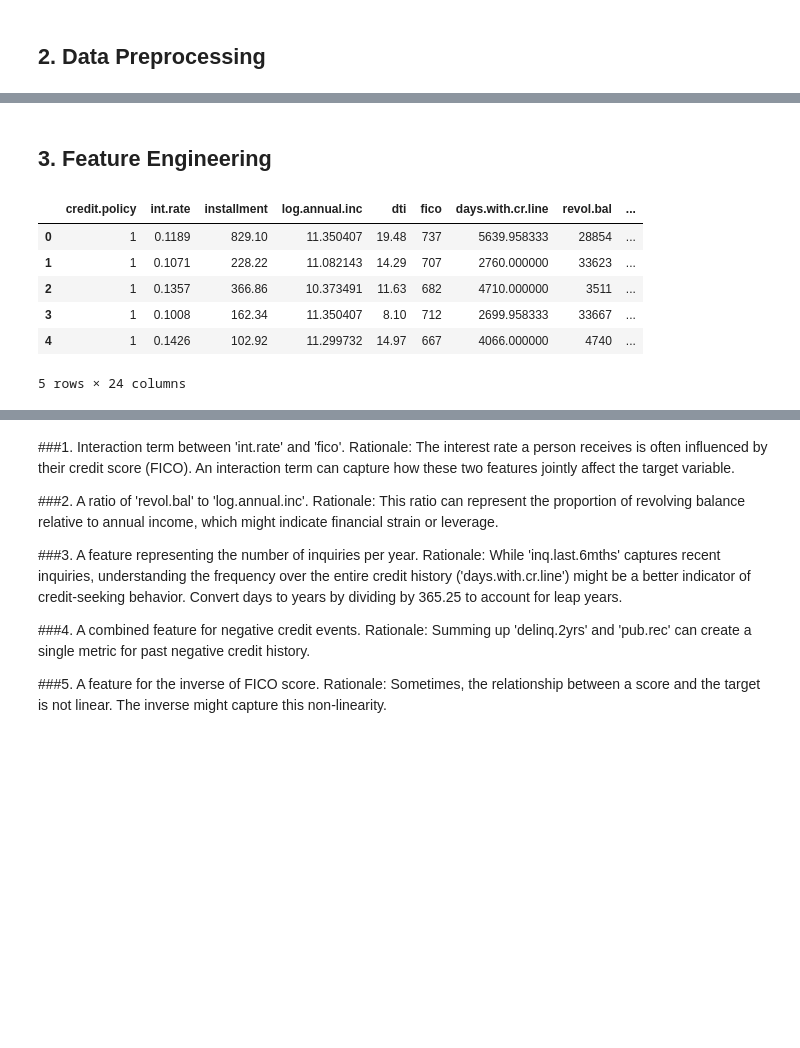
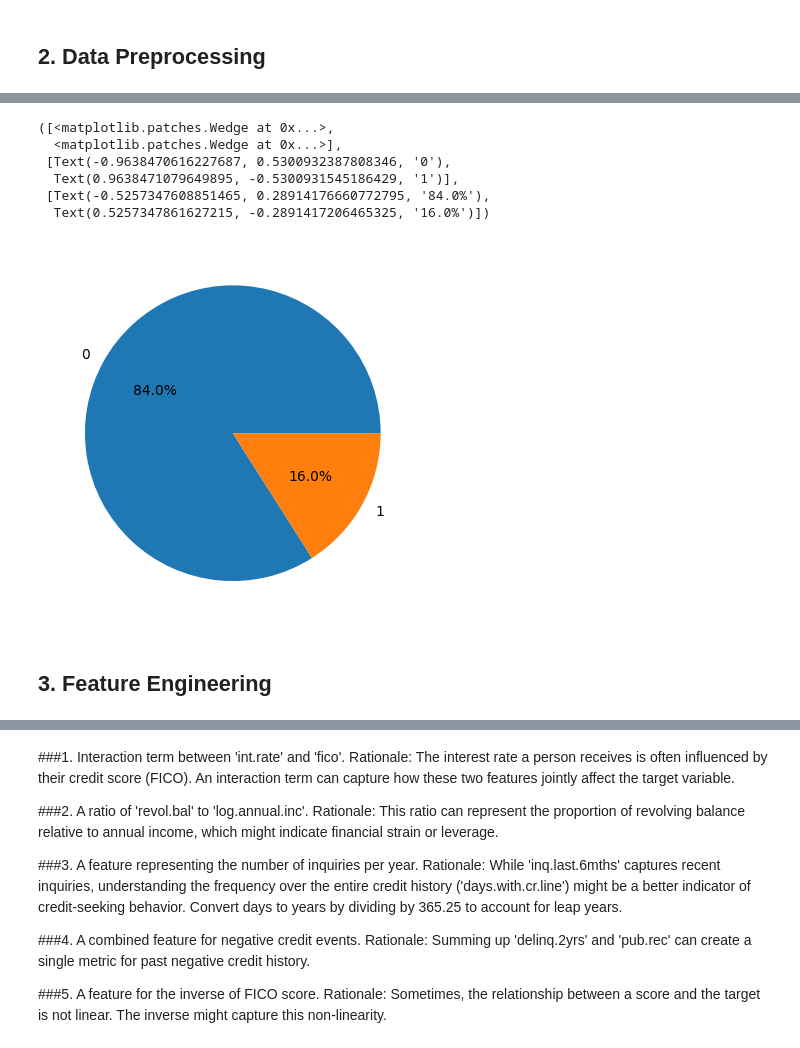
Before and after one commit to Afealete/FOXTROT-2-ASSIGNMENT-2, a Jupyter notebook: Copy_of_FOXTROT_2_ASSIGNMENT_2.ipynb, the cells around one changed output, grey strips where cells are left out. Cells and saved outputs as stored; diff of their text form; code cells hidden in the pictures; blank space fills up the shorter version.

```diff
--- a/Copy_of_FOXTROT_2_ASSIGNMENT_2.ipynb
+++ b/Copy_of_FOXTROT_2_ASSIGNMENT_2.ipynb
@@ -200,27 +215,13 @@ Name: count, dtype: int64
+# %%
+pct_defaulters = data['not.fully.paid'].value_counts(normalize=True)
+plt.pie(pct_defaulters, labels=pct_defaulters.index, autopct='%1.1f%%')
+# %% [output]
+([<matplotlib.patches.Wedge at 0x...>,
+  <matplotlib.patches.Wedge at 0x...>],
+ [Text(-0.9638470616227687, 0.5300932387808346, '0'),
+  Text(0.9638471079649895, -0.5300931545186429, '1')],
+ [Text(-0.5257347608851465, 0.28914176660772795, '84.0%'),
+  Text(0.5257347861627215, -0.2891417206465325, '16.0%')])
+[figure, added]
 # %% [markdown]
 ## 3. Feature Engineering
-# %%
-# 1
-data['int_rate_fico'] = data['int.rate'] * data['fico']
-
-# 2
-data['revol_bal_to_inc_ratio'] = data['revol.bal'] / np.exp(data['log.annual.inc'])
-
-# 3
-data['inquiries_per_year'] = data['inq.last.6mths'] / (data['days.with.cr.line'] / 365.25)
-
-# 4
-data['negative_credit_events'] = data['delinq.2yrs'] + data['pub.rec']
-
-# 5
-data['fico_inverse'] = 1 / data['fico']
-
-data.head()
-# %% [output]
-|  | credit.policy | int.rate | installment | log.annual.inc | dti | fico | days.with.cr.line | revol.bal | ... |
-| 0 | 1 | 0.1189 | 829.10 | 11.350407 | 19.48 | 737 | 5639.958333 | 28854 | ... |
-| 1 | 1 | 0.1071 | 228.22 | 11.082143 | 14.29 | 707 | 2760.000000 | 33623 | ... |
-| 2 | 1 | 0.1357 | 366.86 | 10.373491 | 11.63 | 682 | 4710.000000 | 3511 | ... |
-| 3 | 1 | 0.1008 | 162.34 | 11.350407 | 8.10 | 712 | 2699.958333 | 33667 | ... |
-| 4 | 1 | 0.1426 | 102.92 | 11.299732 | 14.97 | 667 | 4066.000000 | 4740 | ... |
-5 rows × 24 columns
```
Also changed, not shown: parts of 17 cells of this notebook.
